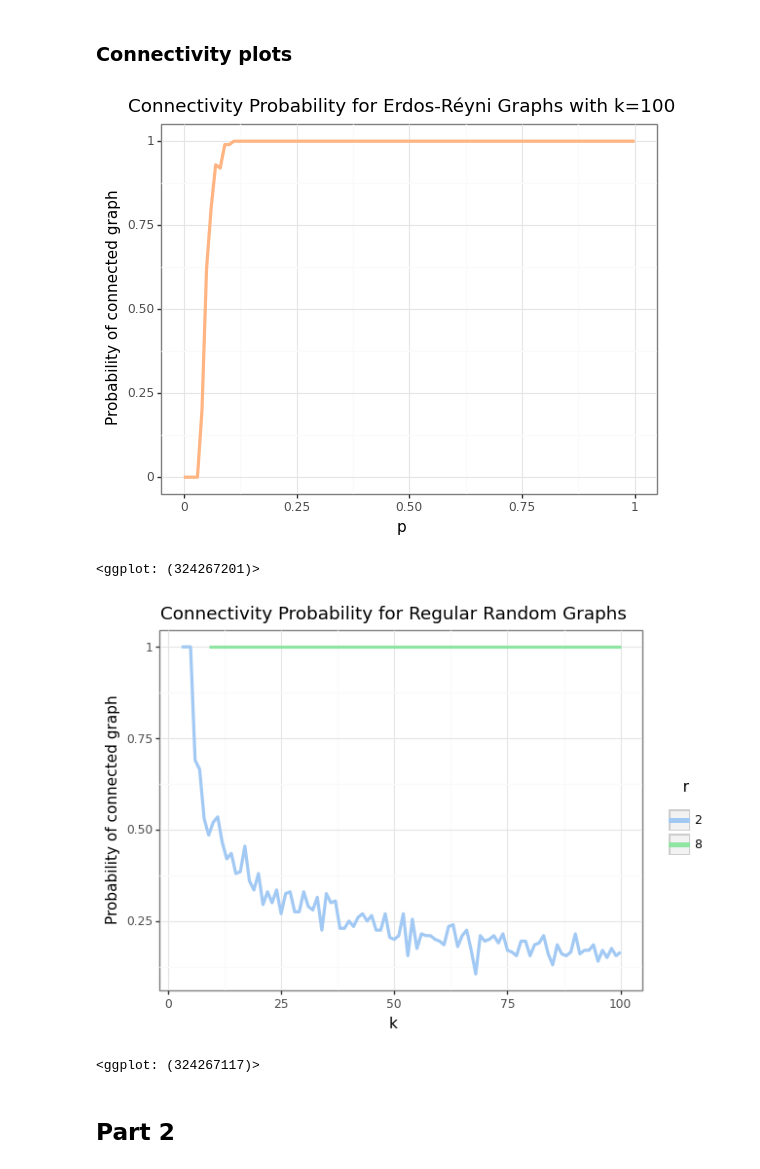
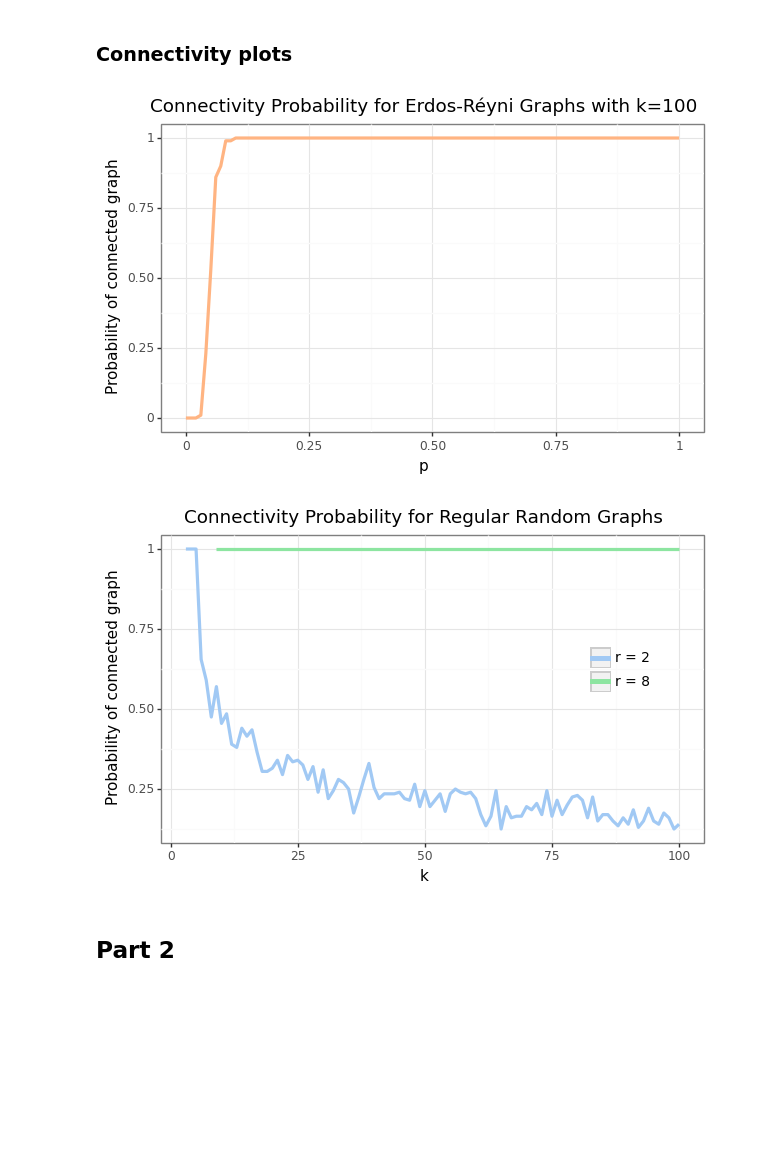
Before and after one commit to Matteo-Candi/Data_Center, a Jupyter notebook: main.ipynb, the cells around one changed output. Saved outputs shown, nothing was run; the diff lists cells and outputs as text; code cells hidden in the pictures; blank space fills up the shorter version.

```diff
--- a/main.ipynb
+++ b/main.ipynb
@@ -135,14 +136,14 @@ pc_er = estimate_pc_er(seq_p, k, num_instances)
 # %%
 # Plot pc vs p for Erdos-Reyni graphs.
 ( ggplot(aes(x = seq_p, y = pc_er))+
   labs(x='p',
        y='Probability of connected graph',
        title = 'Connectivity Probability for Erdos-Réyni Graphs with k=100') +
   geom_line(size=line_size, color = '#FFB482') +
-  theme_bw())#.draw()
+  theme_bw()+
+  theme(figure_size=(7, 4))).draw(return_ggplot=False, show=False)
 # %% [output]
-[figure, old version]
+[figure, new version]
-<ggplot: (324267201)>
 # %%
 def estimate_pc_regular(r, k, num_instances):
     pc_list = []
@@ -176,10 +177,11 @@ for r in r_values:
   geom_line(aes(y=pc_reg[0], color = '"#A1C9F4"'), size=line_size) +
   geom_line(aes(x = np.arange(r_values[1]+1, k+1),y= pc_reg[1], color='"#8DE5A1"'), size=line_size ) +
   theme_bw() +
-  scale_color_identity(guide='legend', name = '   r \n\n ', breaks=['#A1C9F4','#8DE5A1'], labels=['2','8']))#.draw()
+  scale_color_identity(guide='legend', name = '  ', breaks=['#A1C9F4','#8DE5A1'], labels=['r = 2','r = 8'])+
+  theme(legend_key_size=15, legend_position=(.78,.57), legend_direction='vertical', figure_size=(7, 4),
+        legend_text=element_text(size=10), legend_background = element_rect( fill='None'))).draw(return_ggplot=False, show=False)
 # %% [output]
-[figure, old version]
+[figure, new version]
-<ggplot: (324267117)>
 # %% [markdown]
 ## Part 2
 # %% [markdown]
```
Also changed, not shown: parts of 6 cells of this notebook.
